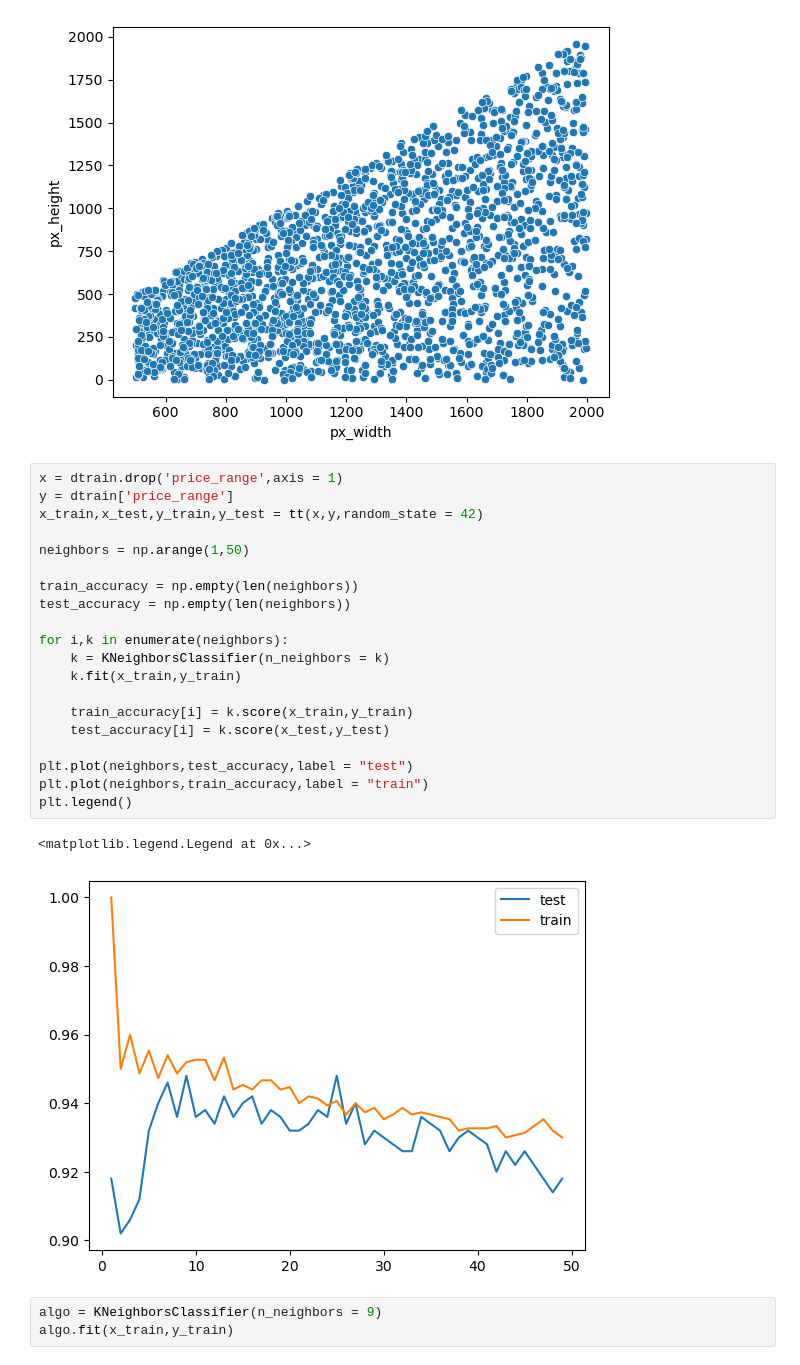
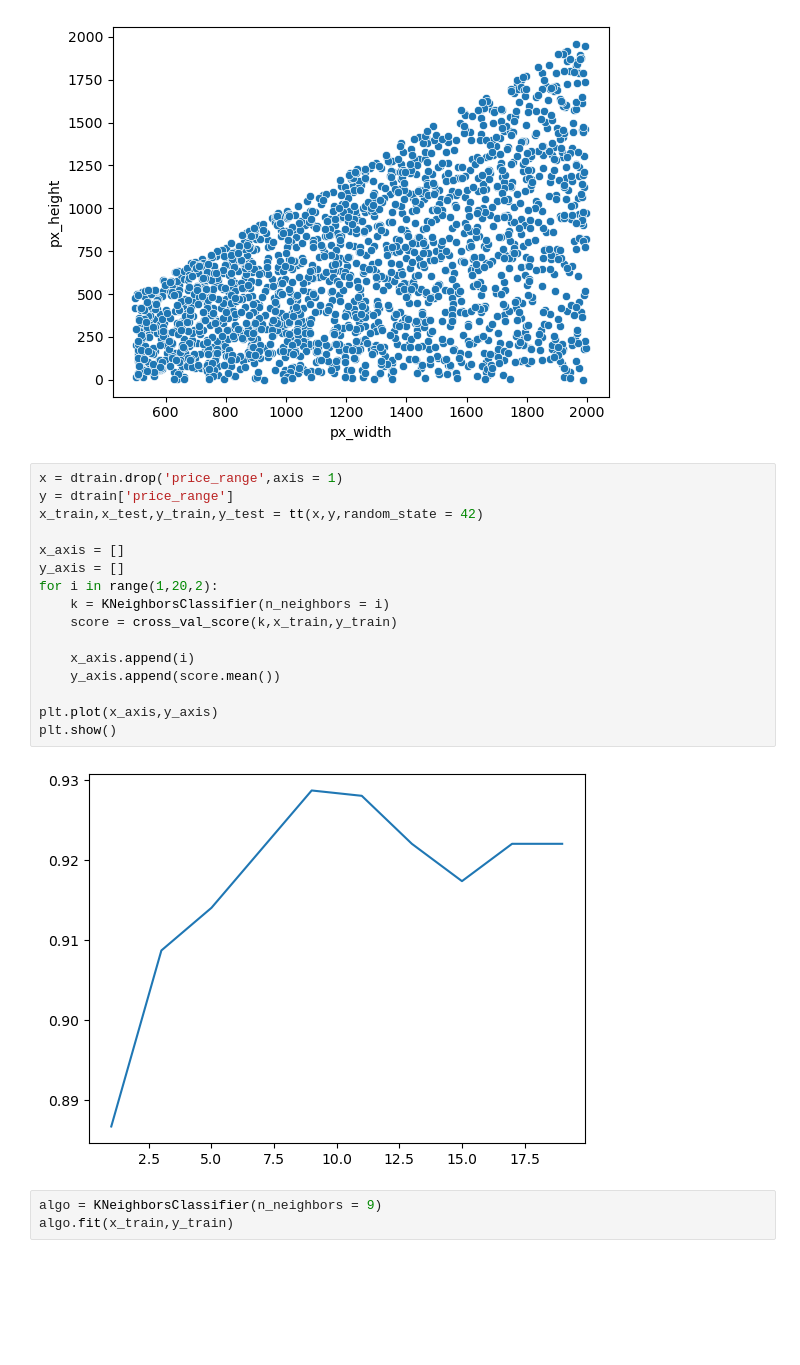
Before and after one commit to prakhar936/prakhar_LRandKNN, a Jupyter notebook: mobile_priceRange.ipynb, the cells around one changed output. Drawn from its saved outputs; the diff is of its cells as text; blank space fills up the shorter version.

```diff
--- a/mobile_priceRange.ipynb
+++ b/mobile_priceRange.ipynb
@@ -82,26 +84,21 @@ plt.show()
 # %%
 x = dtrain.drop('price_range',axis = 1)
 y = dtrain['price_range']
 x_train,x_test,y_train,y_test = tt(x,y,random_state = 42)
 
-neighbors = np.arange(1,50)
+x_axis = []
+y_axis = []
+for i in range(1,20,2):
+    k = KNeighborsClassifier(n_neighbors = i)
+    score = cross_val_score(k,x_train,y_train)
 
-train_accuracy = np.empty(len(neighbors))
-test_accuracy = np.empty(len(neighbors))
+    x_axis.append(i)
+    y_axis.append(score.mean())
 
-for i,k in enumerate(neighbors):
-    k = KNeighborsClassifier(n_neighbors = k)
-    k.fit(x_train,y_train)
-
-    train_accuracy[i] = k.score(x_train,y_train)
-    test_accuracy[i] = k.score(x_test,y_test)
-
-plt.plot(neighbors,test_accuracy,label = "test")
-plt.plot(neighbors,train_accuracy,label = "train")
-plt.legend()
+plt.plot(x_axis,y_axis)
+plt.show()
 # %% [output]
-<matplotlib.legend.Legend at 0x...>
-[figure, old version]
+[figure, new version]
 # %%
 algo = KNeighborsClassifier(n_neighbors = 9)
 algo.fit(x_train,y_train)
```
Also changed, not shown: parts of 1 cell of this notebook.
